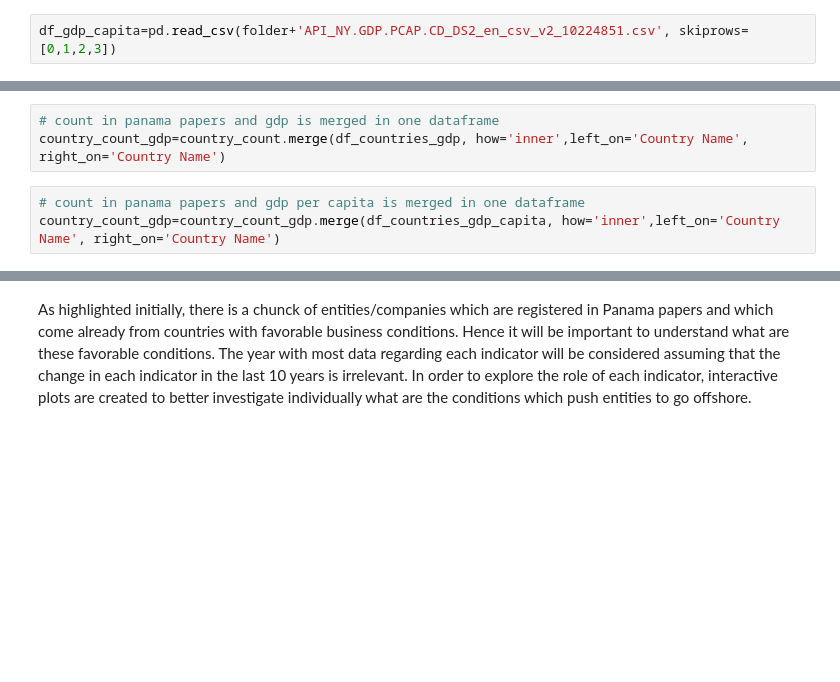
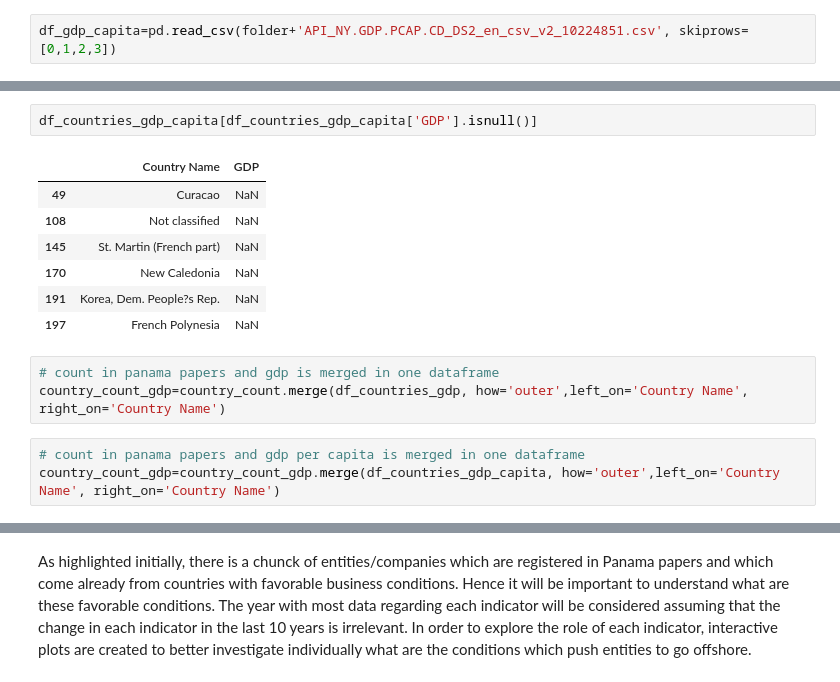
Before and after one commit to eddieshengyuwang/project_ada_akbar, a Jupyter notebook: work_in_progress/Gianluca.ipynb, the cells around one changed output, grey strips where cells are left out. Cells and saved outputs as stored; diff of their text form; blank space fills up the shorter version.

```diff
--- a/work_in_progress/Gianluca.ipynb
+++ b/work_in_progress/Gianluca.ipynb
@@ -122,8 +135,18 @@ df_countries_gdp=pd.DataFrame({'Country Name':df_gdp['Country Name'][df_gdp['201
+# %%
+df_countries_gdp_capita[df_countries_gdp_capita['GDP'].isnull()]
+# %% [output]
+|  | Country Name | GDP |
+| 49 | Curacao | NaN |
+| 108 | Not classified | NaN |
+| 145 | St. Martin (French part) | NaN |
+| 170 | New Caledonia | NaN |
+| 191 | Korea, Dem. People?s Rep. | NaN |
+| 197 | French Polynesia | NaN |
 # %%
 # count in panama papers and gdp is merged in one dataframe
-country_count_gdp=country_count.merge(df_countries_gdp, how='inner',left_on='Country Name', right_on='Country Name')
+country_count_gdp=country_count.merge(df_countries_gdp, how='outer',left_on='Country Name', right_on='Country Name')
 # %%
 # count in panama papers and gdp per capita is merged in one dataframe
-country_count_gdp=country_count_gdp.merge(df_countries_gdp_capita, how='inner',left_on='Country Name', right_on='Country Name')
+country_count_gdp=country_count_gdp.merge(df_countries_gdp_capita, how='outer',left_on='Country Name', right_on='Country Name')
 # %%
 country_count_gdp.head()
```
Also changed, not shown: parts of 29 cells of this notebook.
